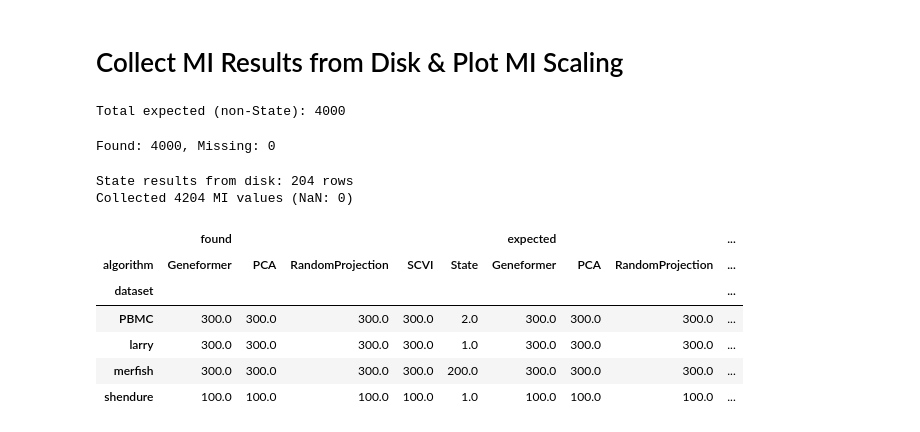
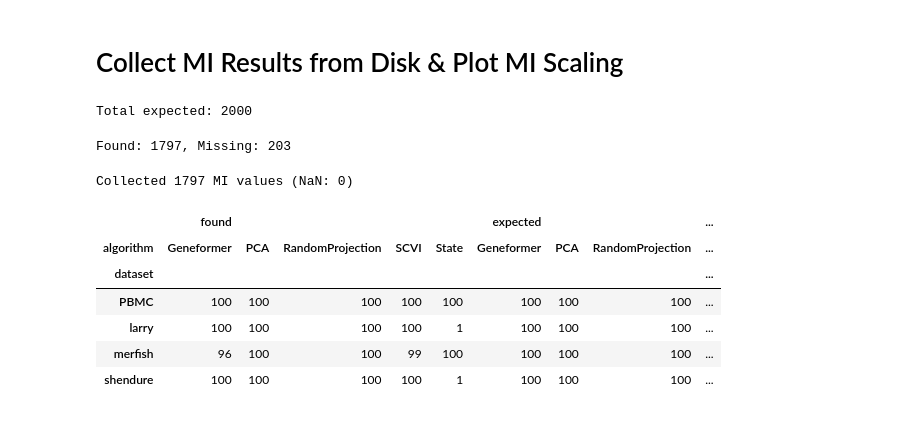
Before and after one commit to igor-sadalski/Scaling-up-measurement-noise-scaling-laws, a Jupyter notebook: analysis/2026-04-14_15-25_collect_and_plot_mi_scaling.ipynb, the cells around one changed output. Drawn from its saved outputs; the diff is of its cells as text; code cells hidden in the pictures.

```diff
--- a/analysis/2026-04-14_15-25_collect_and_plot_mi_scaling.ipynb
+++ b/analysis/2026-04-14_15-25_collect_and_plot_mi_scaling.ipynb
@@ -18,19 +18,19 @@ EXPECTED = {
         'sizes': [100, 215, 464, 1000, 2154, 4641, 10000, 21544, 46415, 100000],
         'qualities': [0.0012346, 0.0025982, 0.0054682, 0.0115083, 0.02422, 0.050973, 0.1072766, 0.225772, 0.4751547, 1.0],
         'signals': ['protein_counts'],
-        'seeds': [42, 2303, 2701],
+        'seeds': [42],
     },
     'larry': {
         'sizes': [100, 215, 464, 1000, 2154, 4641, 10000, 21544, 46415, 100000],
         'qualities': [0.003876, 0.0071835, 0.0133136, 0.0246748, 0.0457311, 0.0847557, 0.1570821, 0.2911284, 0.5395631, 1.0],
         'signals': ['clone'],
-        'seeds': [42, 1404, 2701],
+        'seeds': [42],
     },
     'merfish': {
         'sizes': [100, 203, 414, 843, 1716, 3494, 7113, 14480, 29475, 60000],
         'qualities': [0.027248, 0.0406617, 0.0606789, 0.0905502, 0.1351267, 0.2016475, 0.3009156, 0.4490518, 0.6701133, 1.0],
         'signals': ['ng_idx'],
-        'seeds': [1404, 2303, 2701],
+        'seeds': [42],
     },
     'shendure': {
         'sizes': [100, 359, 1291, 4641, 16681, 59948, 215443, 774263, 2782559, 10000000],
@@ -47,12 +47,10 @@ def _read_mi(path):
     except Exception:
         return np.nan
 
-# Build expected paths for non-State algorithms
+# Build expected paths for ALL algorithms (including State)
 expected_rows = []
 for ds, cfg in EXPECTED.items():
     for sz, q, algo, sig, sd in product(cfg['sizes'], cfg['qualities'], ALGOS, cfg['signals'], cfg['seeds']):
-        if algo == 'State':
-            continue  # State scanned separately below
         suffix = '_geneformer' if algo == 'Geneformer' else ''
         stem = f'Y_{sig}_{q}{suffix}'
         mi_path = DATA_ROOT / ds / str(sz) / str(q) / 'results' / algo / 'model' / 'MI' / str(sd) / stem / 'lmi_mutual_information.txt'
@@ -62,7 +60,7 @@ for ds, cfg in EXPECTED.items():
         })
 
 df_expected = pd.DataFrame(expected_rows)
-print(f'Total expected (non-State): {len(df_expected)}')
+print(f'Total expected: {len(df_expected)}')
 
 # Check existence in parallel
 with ThreadPoolExecutor(max_workers=128) as pool:
@@ -77,69 +75,29 @@ with ThreadPoolExecutor(max_workers=128) as pool:
     df_found['mi_value'] = list(tqdm(pool.map(_read_mi, df_found['path']),
                                      total=len(df_found), desc='Reading MI'))
 
-# Scan State algorithm results directly from disk (may use different signals)
-state_rows = []
-for mi_file in DATA_ROOT.rglob('results/State/model/MI/*/Y_*/lmi_mutual_information.txt'):
-    parts = mi_file.parts
-    idx = parts.index('results')
-    quality = parts[idx - 1]
-    size = parts[idx - 2]
-    dataset = parts[idx - 3]
-    seed = parts[idx + 4]
-    signal_raw = parts[idx + 5]  # e.g. Y_ng_idx_1.0
-    sig = signal_raw.replace('Y_', '')
-    sig_parts = sig.rsplit('_', 1)
-    try:
-        float(sig_parts[-1])
-        sig = sig_parts[0]
-    except ValueError:
-        pass
-    try:
-        mi_val = float(mi_file.read_text().strip())
-    except Exception:
-        continue
-    state_rows.append({
-        'dataset': dataset, 'size': int(size), 'quality': float(quality),
-        'algorithm': 'State', 'signal': sig, 'seed': int(seed), 'mi_value': mi_val,
-    })
-
-df_state = pd.DataFrame(state_rows)
-print(f'State results from disk: {len(df_state)} rows')
-
-# Combine
+# Final dataframe
 out_cols = ['dataset', 'size', 'quality', 'algorithm', 'signal', 'seed', 'mi_value']
-df_results = pd.concat([
-    df_found[out_cols],
-    df_state[out_cols] if len(df_state) > 0 else pd.DataFrame(columns=out_cols),
-], ignore_index=True).sort_values(out_cols[:-1]).reset_index(drop=True)
+df_results = df_found[out_cols].sort_values(out_cols[:-1]).reset_index(drop=True)
 print(f'Collected {len(df_results)} MI values (NaN: {df_results["mi_value"].isna().sum()})')
 # %% [output]
-Total expected (non-State): 4000
+Total expected: 2000
-Found: 4000, Missing: 0
+Found: 1797, Missing: 203
-State results from disk: 204 rows
-Collected 4204 MI values (NaN: 0)
+Collected 1797 MI values (NaN: 0)
 # %%
-# Completeness for non-State algorithms
+# Completeness table: found / expected / missing per dataset × algorithm
 pivot = df_expected.groupby(['dataset', 'algorithm'])['exists'].agg(['sum', 'count'])
 pivot.columns = ['found', 'expected']
 pivot['missing'] = pivot['expected'] - pivot['found']
+pivot = pivot.astype(int)
 
-# Add State counts from disk scan
-state_counts = df_state.groupby('dataset').size().reset_index(name='found') if len(df_state) > 0 else pd.DataFrame(columns=['dataset', 'found'])
-for ds in EXPECTED:
-    n = state_counts.loc[state_counts['dataset'] == ds, 'found'].values
-    n = n[0] if len(n) > 0 else 0
-    pivot.loc[(ds, 'State'), :] = [n, '?', '?']
-
-pivot = pivot.sort_index()
-pivot = pivot.unstack('algorithm', fill_value=0)
-display(pivot)
+pivot_wide = pivot.unstack('algorithm', fill_value=0).sort_index()
+display(pivot_wide)
 # %% [output]
 |  | found |  |  |  |  | expected |  |  | ... |
 | algorithm | Geneformer | PCA | RandomProjection | SCVI | State | Geneformer | PCA | RandomProjection | ... |
 | dataset |  |  |  |  |  |  |  |  | ... |
-| PBMC | 300.0 | 300.0 | 300.0 | 300.0 | 2.0 | 300.0 | 300.0 | 300.0 | ... |
-| larry | 300.0 | 300.0 | 300.0 | 300.0 | 1.0 | 300.0 | 300.0 | 300.0 | ... |
-| merfish | 300.0 | 300.0 | 300.0 | 300.0 | 200.0 | 300.0 | 300.0 | 300.0 | ... |
-| shendure | 100.0 | 100.0 | 100.0 | 100.0 | 1.0 | 100.0 | 100.0 | 100.0 | ... |
+| PBMC | 100 | 100 | 100 | 100 | 100 | 100 | 100 | 100 | ... |
+| larry | 100 | 100 | 100 | 100 | 1 | 100 | 100 | 100 | ... |
+| merfish | 96 | 100 | 100 | 99 | 100 | 100 | 100 | 100 | ... |
+| shendure | 100 | 100 | 100 | 100 | 1 | 100 | 100 | 100 | ... |
 # %%
```
Also changed, not shown: parts of 2 cells of this notebook, 5 other files.
